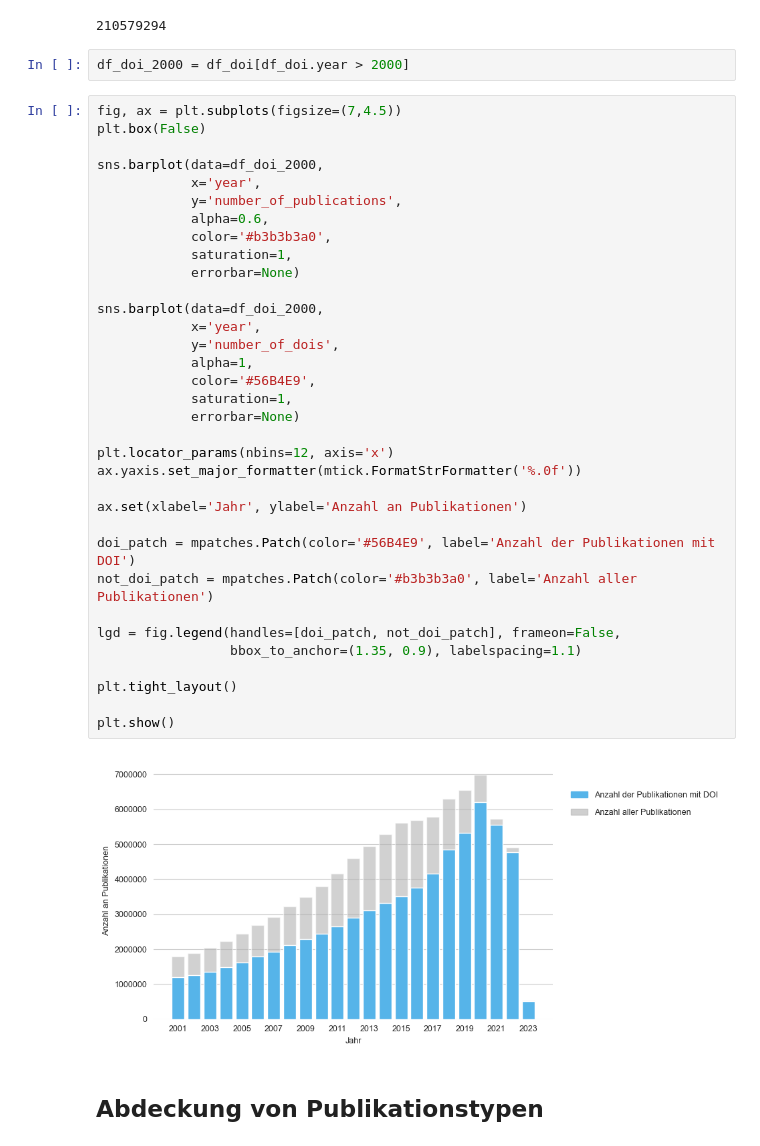
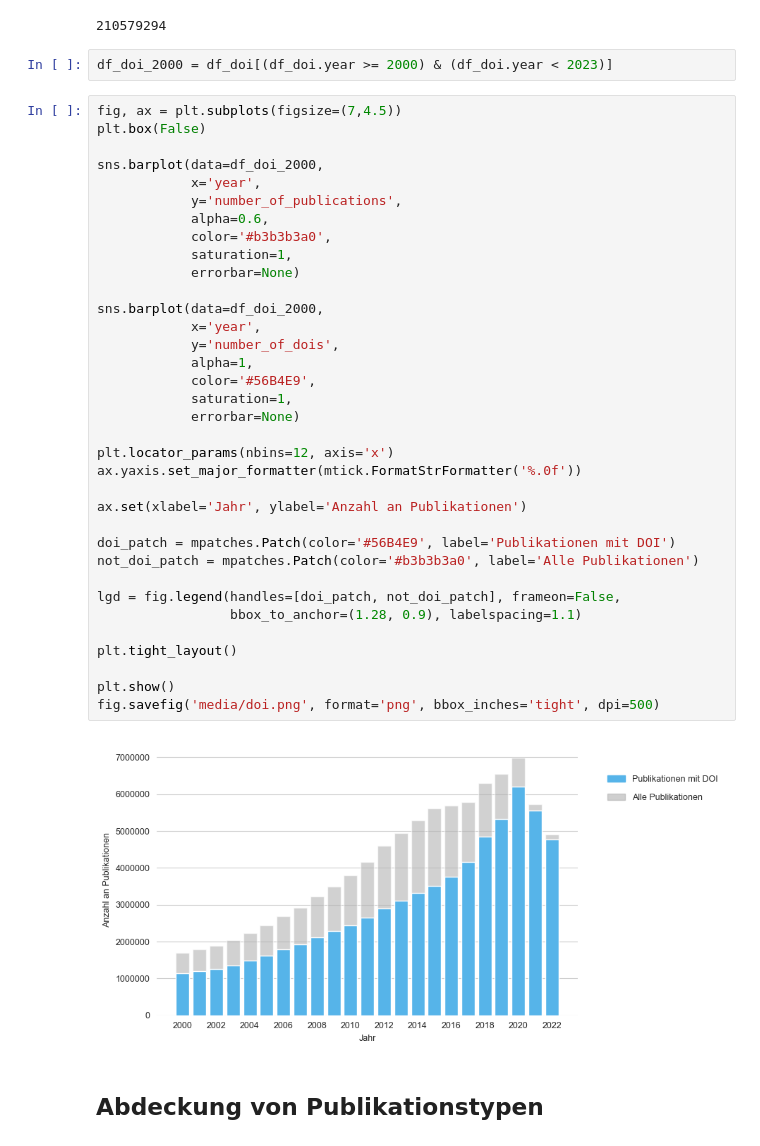
Before and after one commit to naustica/MA, a Jupyter notebook: Codebook.ipynb, the cells around one changed output. Saved outputs shown, nothing was run; the diff lists cells and outputs as text.

Commit message:
update oa plot + add media folder

```diff
--- a/Codebook.ipynb
+++ b/Codebook.ipynb
@@ -44,43 +45,44 @@ df_doi['number_of_publications'].sum()
 # %% [output]
 210579294
 # %%
-df_doi_2000 = df_doi[df_doi.year > 2000]
+df_doi_2000 = df_doi[(df_doi.year >= 2000) & (df_doi.year < 2023)]
 # %%
 fig, ax = plt.subplots(figsize=(7,4.5))
 plt.box(False)
 
 sns.barplot(data=df_doi_2000,
             x='year',
             y='number_of_publications',
             alpha=0.6,
             color='#b3b3b3a0',
             saturation=1,
             errorbar=None)
 
 sns.barplot(data=df_doi_2000,
             x='year',
             y='number_of_dois',
             alpha=1,
             color='#56B4E9',
             saturation=1,
             errorbar=None)
 
 plt.locator_params(nbins=12, axis='x')
 ax.yaxis.set_major_formatter(mtick.FormatStrFormatter('%.0f'))
 
 ax.set(xlabel='Jahr', ylabel='Anzahl an Publikationen')
 
-doi_patch = mpatches.Patch(color='#56B4E9', label='Anzahl der Publikationen mit DOI')
-not_doi_patch = mpatches.Patch(color='#b3b3b3a0', label='Anzahl aller Publikationen')
+doi_patch = mpatches.Patch(color='#56B4E9', label='Publikationen mit DOI')
+not_doi_patch = mpatches.Patch(color='#b3b3b3a0', label='Alle Publikationen')
 
 lgd = fig.legend(handles=[doi_patch, not_doi_patch], frameon=False,
-                 bbox_to_anchor=(1.35, 0.9), labelspacing=1.1)
+                 bbox_to_anchor=(1.28, 0.9), labelspacing=1.1)
 
 plt.tight_layout()
 
 plt.show()
+fig.savefig('media/doi.png', format='png', bbox_inches='tight', dpi=500)
 # %% [output]
-[figure, old version]
+[figure, new version]
 # %% [markdown]
 ## Abdeckung von Publikationstypen
 # %%
```
Also changed, not shown: parts of 11 cells of this notebook, 3 other files.
